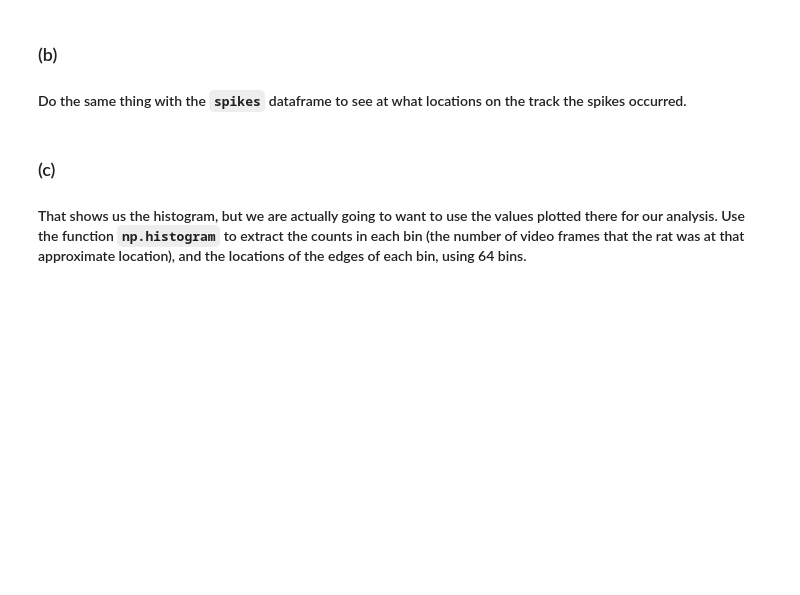
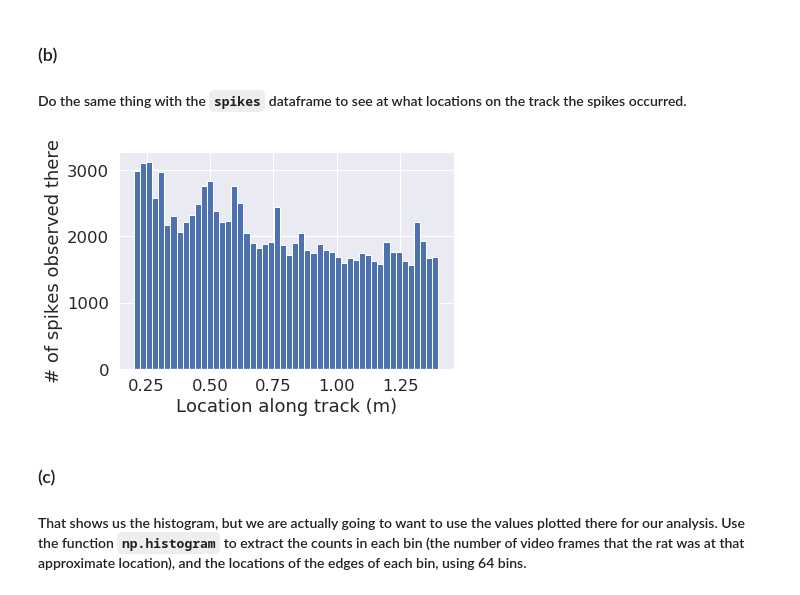
Before and after one commit to charlymccown/MAT494, a Jupyter notebook: neural_coding_exercises_HW5.ipynb, the cells around one changed output. Saved outputs shown, nothing was run; the diff lists cells and outputs as text; code cells hidden in the pictures; blank space fills up the shorter version.

```diff
--- a/neural_coding_exercises_HW5.ipynb
+++ b/neural_coding_exercises_HW5.ipynb
@@ -44,9 +75,11 @@ plt.ylabel('# of samples that animal\nwas present there');
 ### (b)
 #### Do the same thing with the `spikes` dataframe to see at what locations on the track the spikes occurred.
 # %%
-spikes...
+spikes['d'].hist(bins=50)
 plt.xlabel('Location along track (m)')
 plt.ylabel('# of spikes observed there');
+# %% [output]
+[figure, added]
 # %% [markdown]
 ### (c)
 #### That shows us the histogram, but we are actually going to want to use the values plotted there for our analysis.  Use the function `np.histogram` to extract the counts in each bin (the number of video frames that the rat was at that approximate location), and the locations of the edges of each bin, using 64 bins.
```
Also changed, not shown: parts of 29 cells of this notebook.
